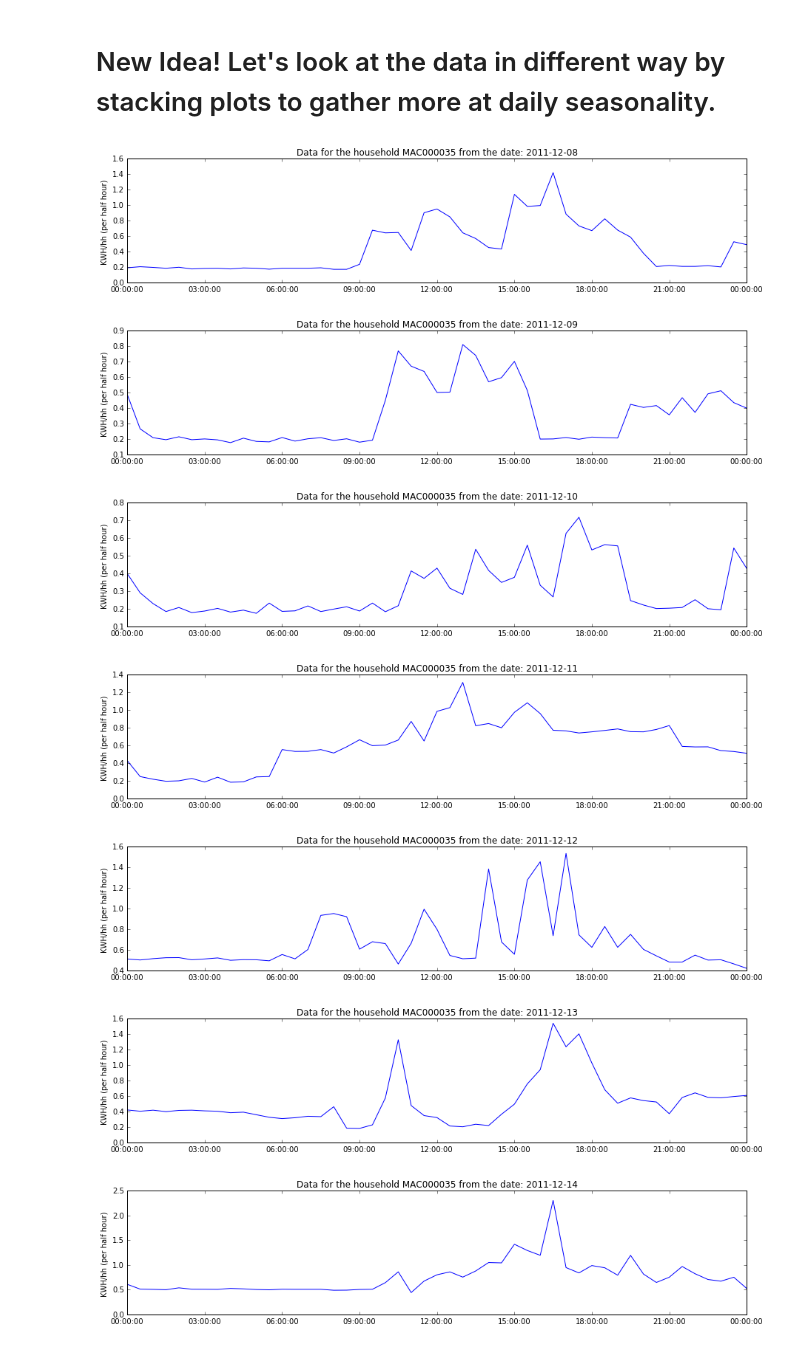
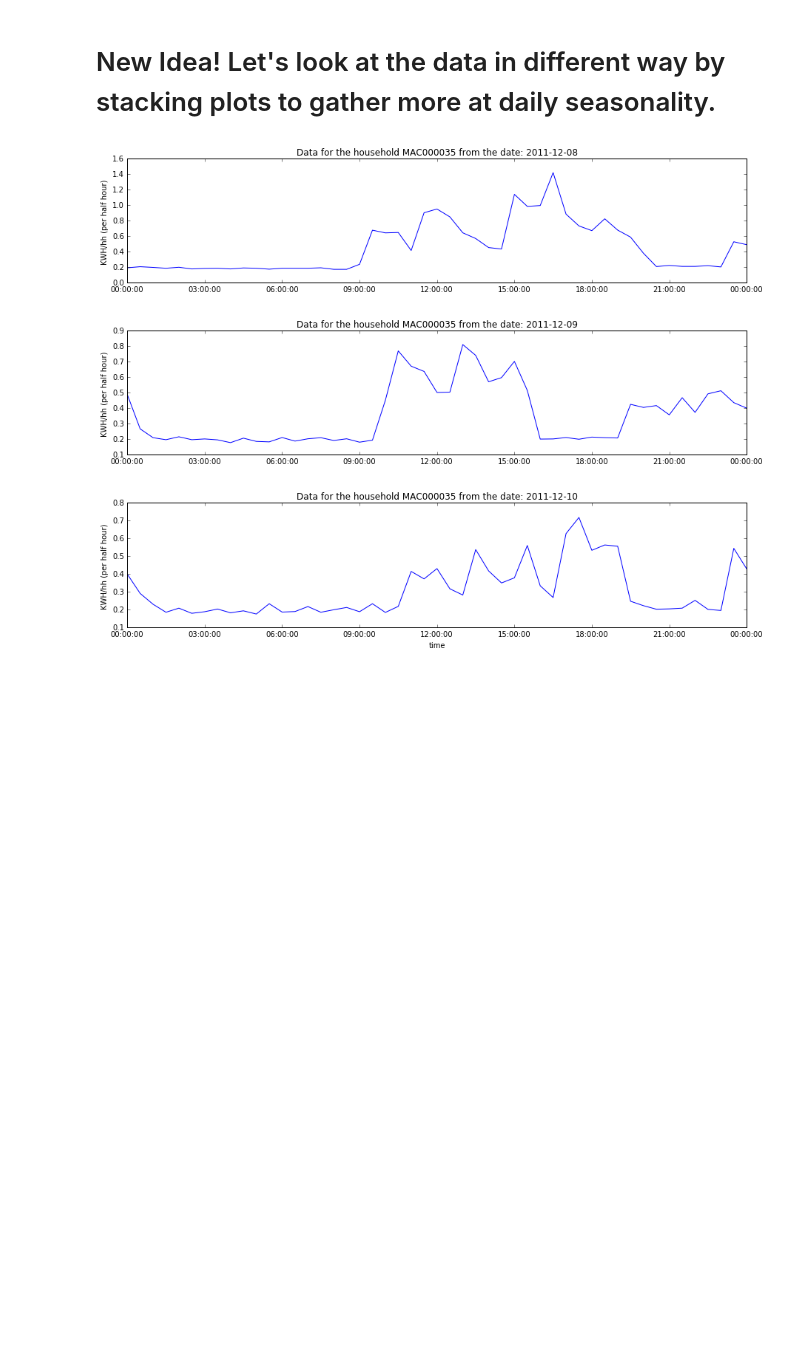
Before and after one commit to AnatolyPavlov/smart-battery-for-smart-energy-usage, a Jupyter notebook: eda/EDA_single_household.ipynb, the cells around one changed output. Drawn from its saved outputs; the diff is of its cells as text; code cells hidden in the pictures; blank space fills up the shorter version.

```diff
--- a/eda/EDA_single_household.ipynb
+++ b/eda/EDA_single_household.ipynb
@@ -83,7 +86,7 @@ def plot_acf_pacf(your_data, lags):
    fig = plot_pacf(your_data, lags=lags, ax=ax2)
    plt.show()
 # %%
-def plot_timeseries_stack(df, date_from, date_to):
+def plot_timeseries_stack(df, date_from, date_to, file_name):
     # INPUT: DataFrame and strings: date_from, date_to
     # dates should be in the format: 'yyyy-mm-dd' for example '2011-12-07'
     name = df.name
@@ -114,6 +117,7 @@ def plot_timeseries_stack(df, date_from, date_to):
         plt.title('Data for the household {} from the date: {}'.format(name, day))
         i += 1
     plt.xlabel('time')
+    plt.savefig('../img/'+file_name+'.png')
 # %%
 df_v2_1 = pd.read_csv('''../data/Power-Networks-LCL-June2015(withAcornGps).csv_Pieces/Power-Networks-LCL-June2015(withAcornGps)v2_1.csv''')
 # %%
@@ -340,12 +309,8 @@ plot_pred_timeseries(df_35, pred_df_35_1, '2011-12-08', '2011-12-10')
 # %% [markdown]
 # New Idea! Let's look at the data in different way by stacking plots to gather more at daily seasonality.
 # %%
-plot_timeseries_stack(df_35, '2011-12-08', '2011-12-20')
+plot_timeseries_stack(df_35, '2011-12-08', '2011-12-11', 'three_days_stack_MAC000035')
 # %% [output]
 [figure]
 [figure]
-[figure, old version]
+[figure, new version]
-[figure, removed]
-[figure, removed]
-[figure, removed]
-[figure, removed]
```
Also changed, not shown: parts of 15 cells of this notebook, 8 other files.
